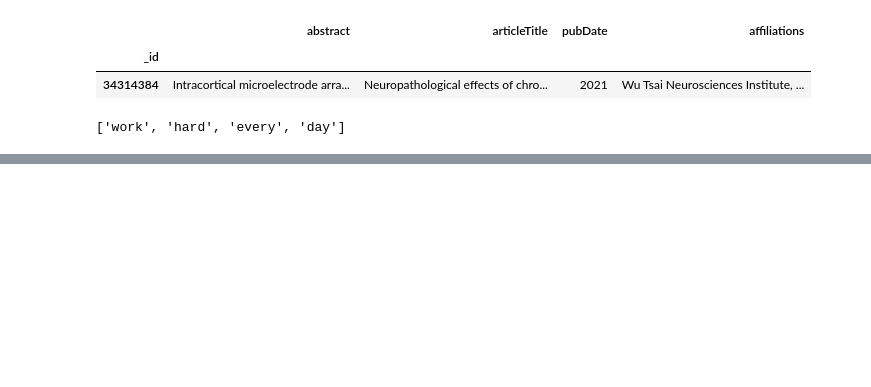
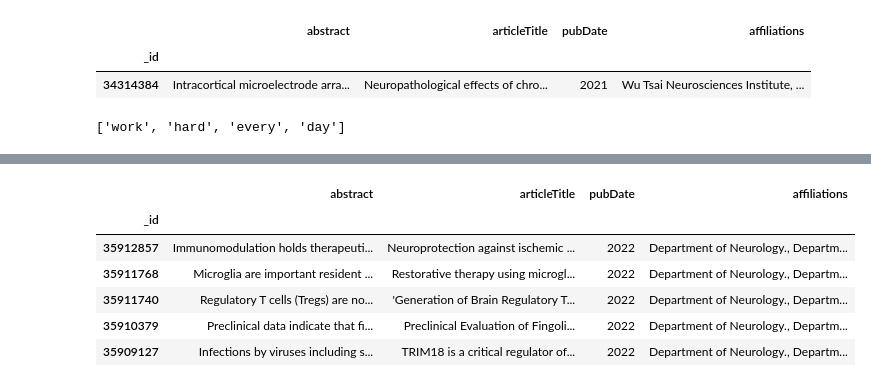
Before and after one commit to PatrickWestermann/DeepSearch, a Jupyter notebook: notebooks/pw_notebook_explore_api.ipynb, the cells around one changed output, grey strips where cells are left out. Saved outputs shown, nothing was run; the diff lists cells and outputs as text; code cells hidden in the pictures; blank space fills up the shorter version.

```diff
--- a/notebooks/pw_notebook_explore_api.ipynb
+++ b/notebooks/pw_notebook_explore_api.ipynb
@@ -481,0 +511,10 @@ search_term_list
+# %%
+df.head()
+# %% [output]
+|  | abstract | articleTitle | pubDate | affiliations |
+| _id |  |  |  |  |
+| 35912857 | Immunomodulation holds therapeuti... | Neuroprotection against ischemic ... | 2022 | Department of Neurology., Departm... |
+| 35911768 | Microglia are important resident ... | Restorative therapy using microgl... | 2022 | Department of Neurology., Departm... |
+| 35911740 | Regulatory T cells (Tregs) are no... | 'Generation of Brain Regulatory T... | 2022 | Department of Neurology., Departm... |
+| 35910379 | Preclinical data indicate that fi... | Preclinical Evaluation of Fingoli... | 2022 | Department of Neurology., Departm... |
+| 35909127 | Infections by viruses including s... | TRIM18 is a critical regulator of... | 2022 | Department of Neurology., Departm... |
```
Also changed, not shown: parts of 4 cells of this notebook, 2 other files.
